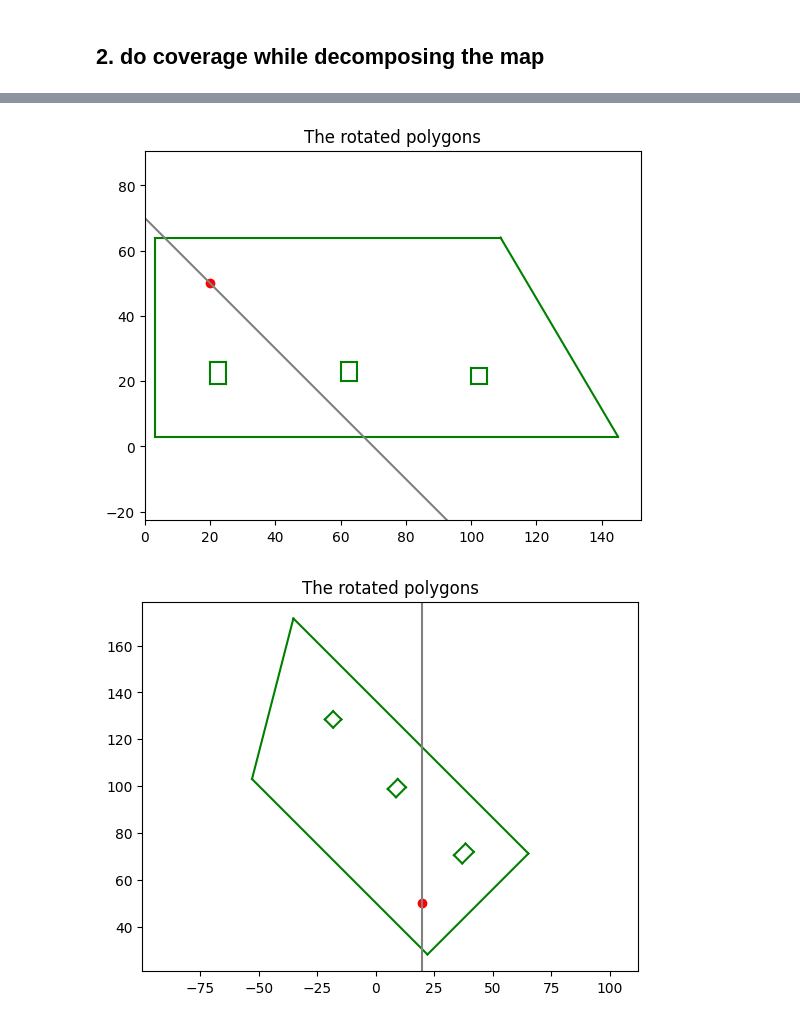
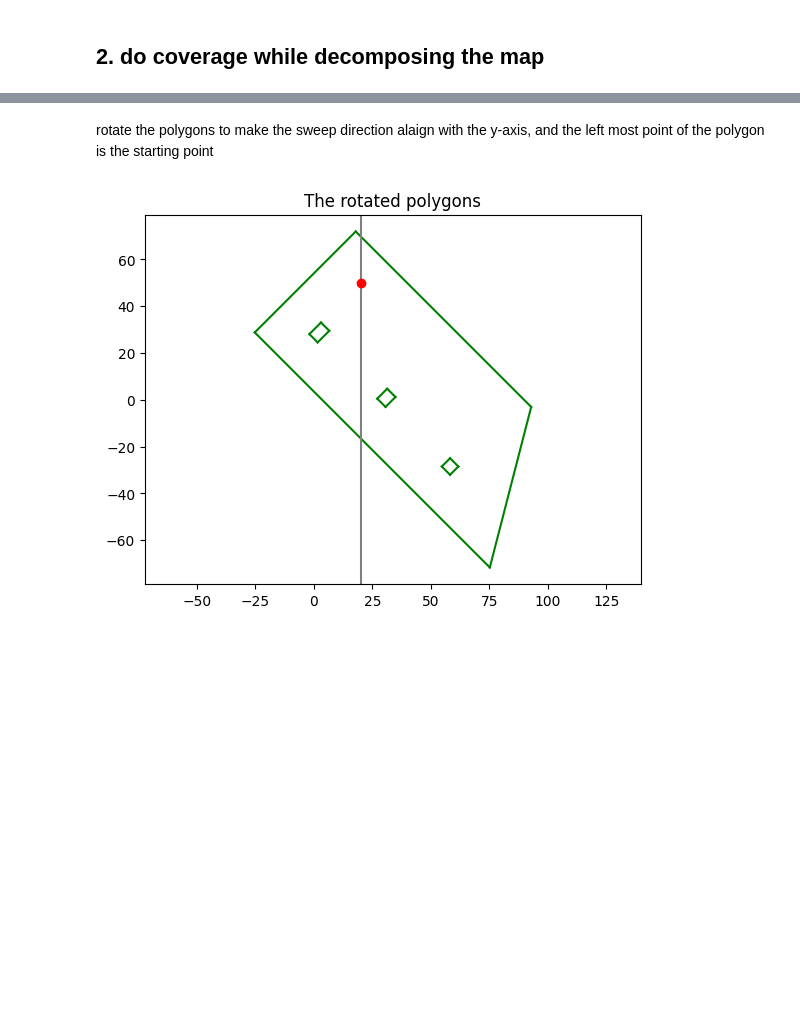
Before and after one commit to Alexbeast-CN/bcd_coverage, a Jupyter notebook: main.ipynb, the cells around one changed output, grey strips where cells are left out. Cells and saved outputs as stored; diff of their text form; code cells hidden in the pictures; blank space fills up the shorter version.

```diff
--- a/main.ipynb
+++ b/main.ipynb
@@ -12,9 +12,9 @@ import numpy as np
 # %% [markdown]
 define the coverage paramters:
 # %%
-file_path = 'grid_map2.pgm'
+file_path = 'maps/grid_map2.pgm'
 start = (20, 50)
-sweep_direction = -np.pi/4 # -pi/2 to pi/2
+sweep_angle = -np.pi/4 # -pi/2 to pi/2
 sweep_interval = 10
 # %% [markdown]
 display the map and the staring point
@@ -239,33 +227,62 @@ plt.show()
+# %% [markdown]
+rotate the polygons to make the sweep direction alaign with the y-axis, and the left most point of the polygon is the starting point
 # %%
-
-
-
-
-
 def rotate_point(point, angle, origin=(0, 0)):
     """
     Rotate a point counterclockwise by a given angle around a given origin.
     The angle should be given in radians.
     """
     ox, oy = origin
     px = point[0][0]
     py = point[0][1]
     qx = ox + np.cos(angle) * (px - ox) - np.sin(angle) * (py - oy)
     qy = oy + np.sin(angle) * (px - ox) + np.cos(angle) * (py - oy)
     return np.array([[qx, qy]])
 
+def point_to_line_distance_and_side(point, line_point1, line_angle):
+    # calculate the coefficients A, B, and C for the line equation
+    A = np.sin(line_angle)
+    B = -np.cos(line_angle)
+    C = -A*line_point1[0] - B*line_point1[1]
+
+    # calculate the distance from the point to the line
+    distance = abs(A*point[0][0] + B*point[0][1] + C) / np.sqrt(A**2 + B**2)
+
+    # use cross product to determine which side the point is on
+    v1 = np.array([np.cos(line_angle), np.sin(line_angle)])
+    v2 = point - line_point1
+    cross_product = np.cross(v1, v2)
+
+    side = 'left' if cross_product > 0 else 'right'
+
+    return distance, side
+
+left_max_dist = 0
+right_max_dist = 0
+for i in range(sorted_polygons[0].shape[0]):
+    point = sorted_polygons[0][i]
+    distance, side = point_to_line_distance_and_side(point, start, sweep_angle)
+
+    if side == 'left':
+        left_max_dist = max(left_max_dist, distance)
+    else:
+        right_max_dist = max(right_max_dist, distance)
+
+rotate_angle = sweep_angle
+if left_max_dist < right_max_dist:
+    rotate_angle = np.pi/2-sweep_angle
 
 rotated_polygons = []
 for polygon in sorted_polygons:
-    rotated_poly = np.array([rotate_point(point, np.pi/2-sweep_direction, start) for point in polygon])
+    rotated_poly = np.array([rotate_point(point, rotate_angle, start) for point in polygon])
     rotated_polygons.append(rotated_poly)
     plt_draw_contour(rotated_poly, 'green')
 
+
 plt.title('The rotated polygons')
+plt.axvline(x=start[0], color='grey')
 plt.plot(start[0], start[1], 'ro')
-plt.axvline(x=start[0], color='grey')
 plt.axis('equal')
 plt.show()
 # %% [output]
-[figure, old version]
+[figure, new version]
-[figure, removed]
```
Also changed, not shown: parts of 8 cells of this notebook, 6 other files.
